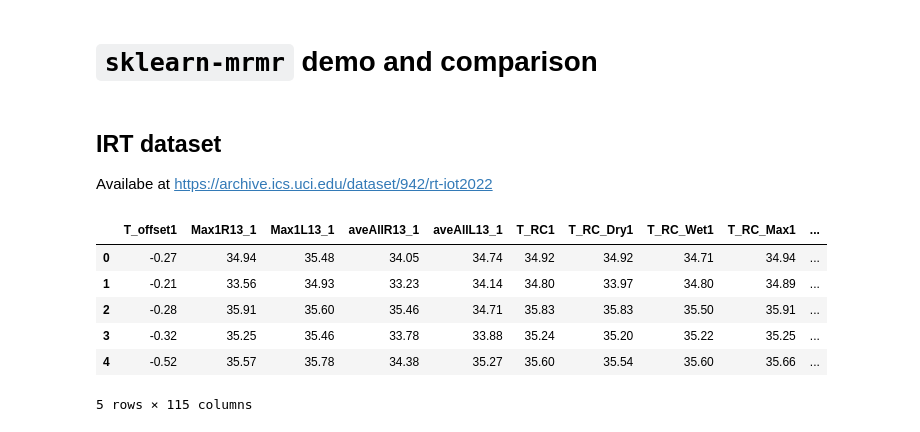
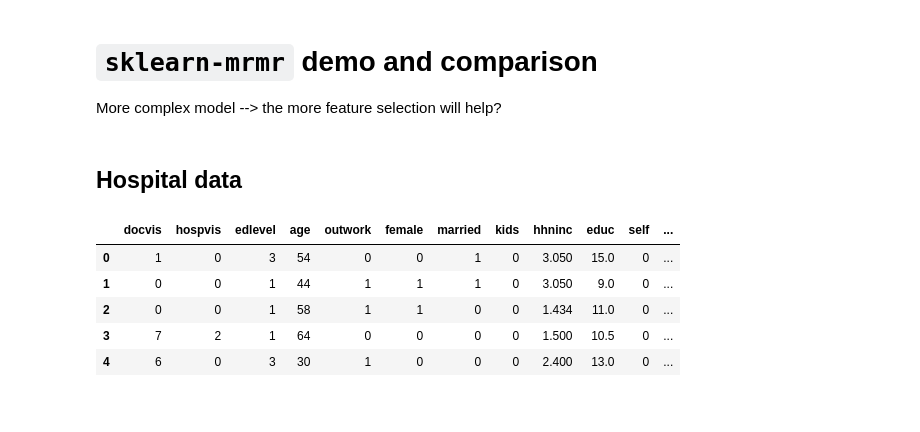
Before and after one commit to benhorvath/sklearn-mrmr, a Jupyter notebook: demo.ipynb, the cells around one changed output. Saved outputs shown, nothing was run; the diff lists cells and outputs as text; code cells hidden in the pictures.

```diff
--- a/demo.ipynb
+++ b/demo.ipynb
@@ -1,5 +1,7 @@
 # %% [markdown]
 # `sklearn-mrmr` demo and comparison
+
+More complex model --> the more feature selection will help?
 # %%
 import os
 import sys
@@ -16,21 +18,17 @@ from sklearn.preprocessing import StandardScaler, OneHotEncoder
 
 sys.path.append(os.path.abspath('sklearn-mrmr'))
 from mrmr import MRMRFeatureSelector
-# %% [markdown]
-## IRT dataset
-
-Availabe at https://archive.ics.uci.edu/dataset/942/rt-iot2022
+# %% [markdown]
+## Hospital data
 # %%
-irt = pd.read_csv('../data/ICI_groups1and2.csv')
-irt = irt.drop(['SubjectID', 'aveOralM', 'Cosmetics', 'Date', 'Time'], axis=1)
-irt = irt.dropna()
+irt = pd.read_csv('~/Downloads/rwm1984_190_27.csv')
+irt = irt.drop(['Unnamed: 0', 'X'], axis=1)
 irt.head()
 # %% [output]
-|  | T_offset1 | Max1R13_1 | Max1L13_1 | aveAllR13_1 | aveAllL13_1 | T_RC1 | T_RC_Dry1 | T_RC_Wet1 | T_RC_Max1 | ... |
-| 0 | -0.27 | 34.94 | 35.48 | 34.05 | 34.74 | 34.92 | 34.92 | 34.71 | 34.94 | ... |
-| 1 | -0.21 | 33.56 | 34.93 | 33.23 | 34.14 | 34.80 | 33.97 | 34.80 | 34.89 | ... |
-| 2 | -0.28 | 35.91 | 35.60 | 35.46 | 34.71 | 35.83 | 35.83 | 35.50 | 35.91 | ... |
-| 3 | -0.32 | 35.25 | 35.46 | 33.78 | 33.88 | 35.24 | 35.20 | 35.22 | 35.25 | ... |
-| 4 | -0.52 | 35.57 | 35.78 | 34.38 | 35.27 | 35.60 | 35.54 | 35.60 | 35.66 | ... |
+|  | docvis | hospvis | edlevel | age | outwork | female | married | kids | hhninc | educ | self | ... |
+| 0 | 1 | 0 | 3 | 54 | 0 | 0 | 1 | 0 | 3.050 | 15.0 | 0 | ... |
+| 1 | 0 | 0 | 1 | 44 | 1 | 1 | 1 | 0 | 3.050 | 9.0 | 0 | ... |
+| 2 | 0 | 0 | 1 | 58 | 1 | 1 | 0 | 0 | 1.434 | 11.0 | 0 | ... |
+| 3 | 7 | 2 | 1 | 64 | 0 | 0 | 0 | 0 | 1.500 | 10.5 | 0 | ... |
+| 4 | 6 | 0 | 3 | 30 | 1 | 0 | 0 | 0 | 2.400 | 13.0 | 0 | ... |
-5 rows × 115 columns
 # %%
```
Also changed, not shown: parts of 9 cells of this notebook, 4 other files.
